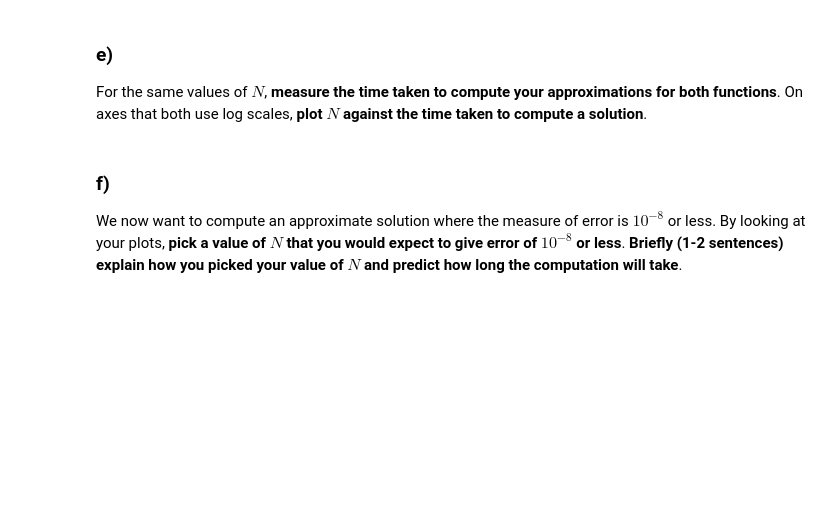
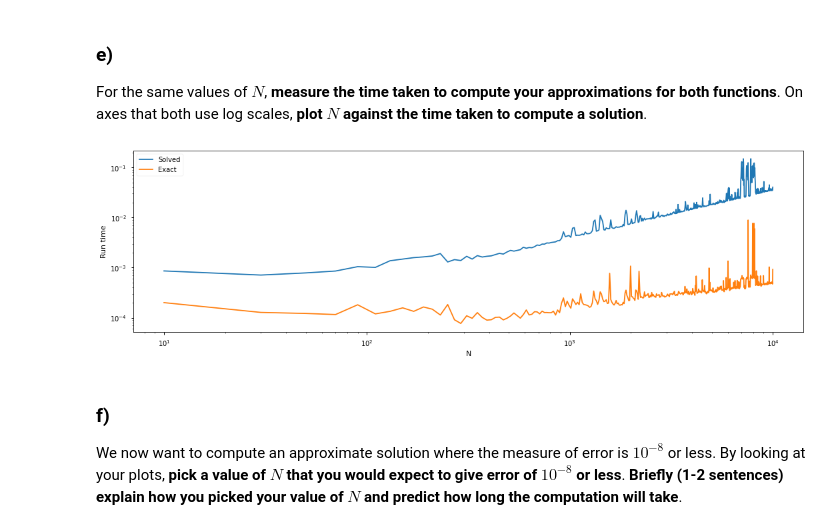
Before and after one commit to jhenderson0/HPC, a Jupyter notebook: Task 2/JH_task2.ipynb, the cells around one changed output. Cells and saved outputs as stored; diff of their text form; code cells hidden in the pictures; blank space fills up the shorter version.

```diff
--- a/Task 2/JH_task2.ipynb
+++ b/Task 2/JH_task2.ipynb
@@ -183,3 +268,29 @@ For the same values of $N$, **measure the time taken to compute your approximati
+# %%
+Ns = np.linspace(10,10000,500,dtype=int)
+times = np.zeros((2,len(Ns)))
+for idx, N in enumerate(Ns):
+
+  #Solve the equations
+  start = time()
+  A, f = discretise_wave(N)
+  spsolve(A, f)
+  times[0,idx] = time() - start
+
+  #Calculate the exact value
+  start = time()
+  exact(np.linspace(0,1,N))
+  times[1,idx] = time() - start
+# %%
+fig, ax = plt.subplots(1,figsize=(18, 5))
+ax.plot(Ns,times[0],label = "Solved")
+ax.plot(Ns,times[1] , label = "Exact")
+ax.set_ylabel("Run time")
+ax.set_xlabel("N")
+ax.legend()
+ax.set_yscale("log")
+ax.set_xscale("log");
+# %% [output]
+[figure, added]
 # %% [markdown]
 ### f)
 
```
Also changed, not shown: parts of 15 cells of this notebook.
